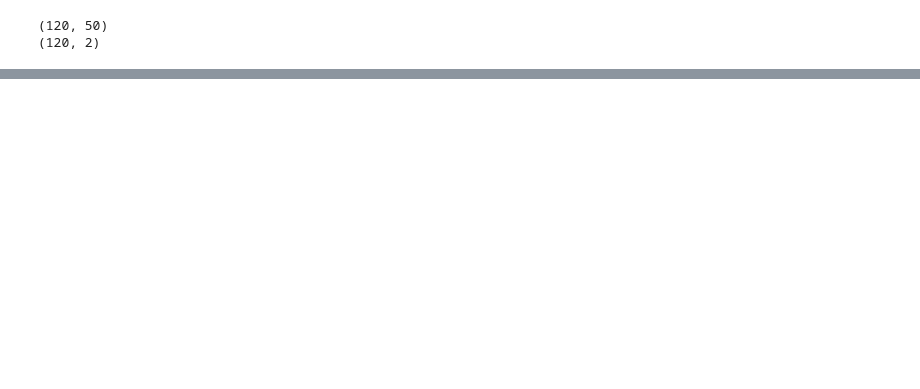
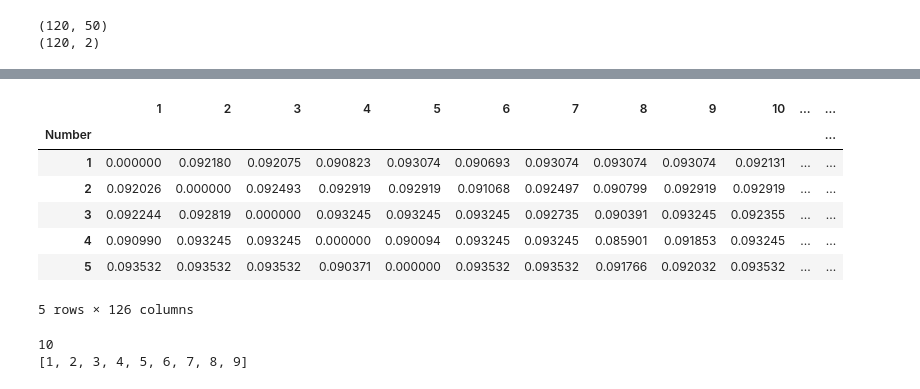
Before and after one commit to DeluxeClam/Beer-Recommender, a Jupyter notebook: Data-Manipulation/GABS_2023.ipynb, the cells around one changed output, grey strips where cells are left out. Cells and saved outputs as stored; diff of their text form; code cells hidden in the pictures; blank space fills up the shorter version.

Commit message:
:sparkles: Added files for pre-computed distances.

```diff
--- a/Data-Manipulation/GABS_2023.ipynb
+++ b/Data-Manipulation/GABS_2023.ipynb
@@ -257,0 +279,28 @@ tsne_df.to_csv('GABS_embedding.csv')
+# %%
+# Create distance matrix
+
+column_name_dict = {}
+i = 0
+for j in df.index:
+    column_name_dict[i] = j
+    i += 1
+
+distance_df = pd.DataFrame(normalize(euclidean_distances(X))).rename(columns=column_name_dict).reset_index(drop=True).set_index(df.index)
+
+distance_df['Section'] = df.Section
+distance_df['Number'] = df.index
+distance_df['Beer'] = df.Beer
+distance_df['Brewery'] = df.Brewery
+distance_df['Style'] = df.Style
+distance_df['Anticipation'] = df.Anticipation
+
+distance_df.head()
+# %% [output]
+|  | 1 | 2 | 3 | 4 | 5 | 6 | 7 | 8 | 9 | 10 | ... | ... |
+| Number |  |  |  |  |  |  |  |  |  |  |  | ... |
+| 1 | 0.000000 | 0.092180 | 0.092075 | 0.090823 | 0.093074 | 0.090693 | 0.093074 | 0.093074 | 0.093074 | 0.092131 | ... | ... |
+| 2 | 0.092026 | 0.000000 | 0.092493 | 0.092919 | 0.092919 | 0.091068 | 0.092497 | 0.090799 | 0.092919 | 0.092919 | ... | ... |
+| 3 | 0.092244 | 0.092819 | 0.000000 | 0.093245 | 0.093245 | 0.093245 | 0.092735 | 0.090391 | 0.093245 | 0.092355 | ... | ... |
+| 4 | 0.090990 | 0.093245 | 0.093245 | 0.000000 | 0.090094 | 0.093245 | 0.093245 | 0.085901 | 0.091853 | 0.093245 | ... | ... |
+| 5 | 0.093532 | 0.093532 | 0.093532 | 0.090371 | 0.000000 | 0.093532 | 0.093532 | 0.091766 | 0.092032 | 0.093532 | ... | ... |
+5 rows × 126 columns
@@ -257,0 +314,7 @@ tsne_df.to_csv('GABS_embedding.csv')
+# %%
+print(len(list(indexes[0])))
+
+print(list(range(1, 10)))
+# %% [output]
+10
+[1, 2, 3, 4, 5, 6, 7, 8, 9]
```
Also changed, not shown: parts of 15 cells of this notebook, 2 other files.
